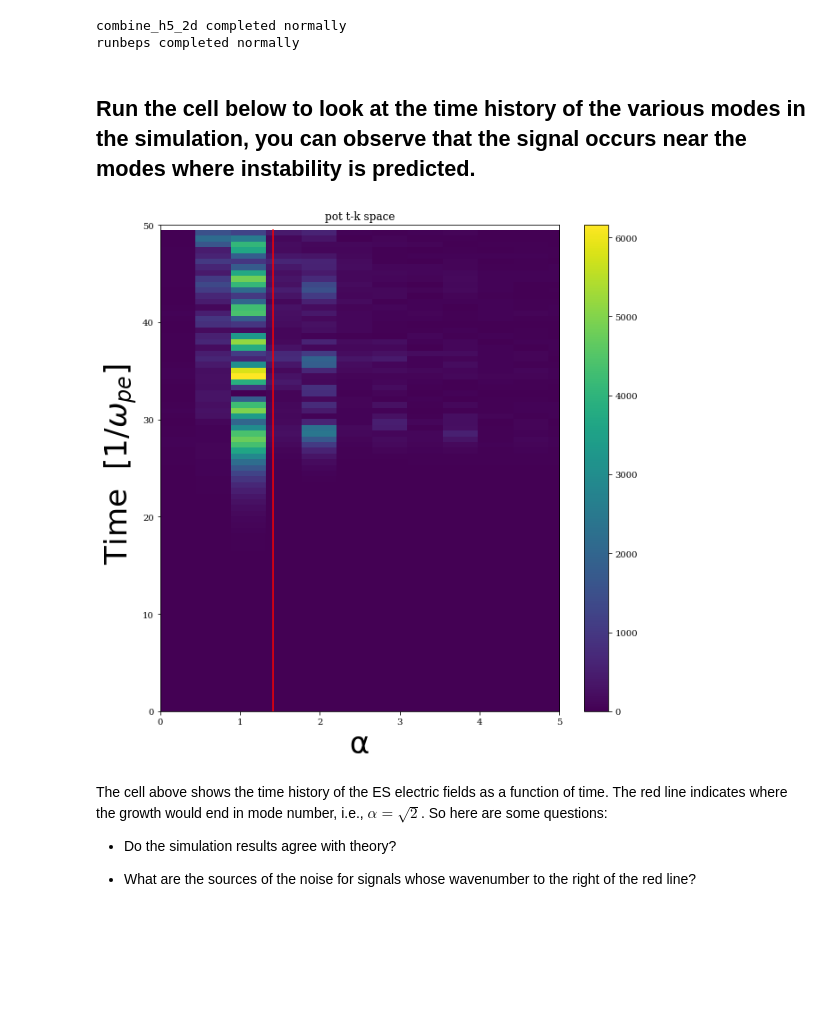
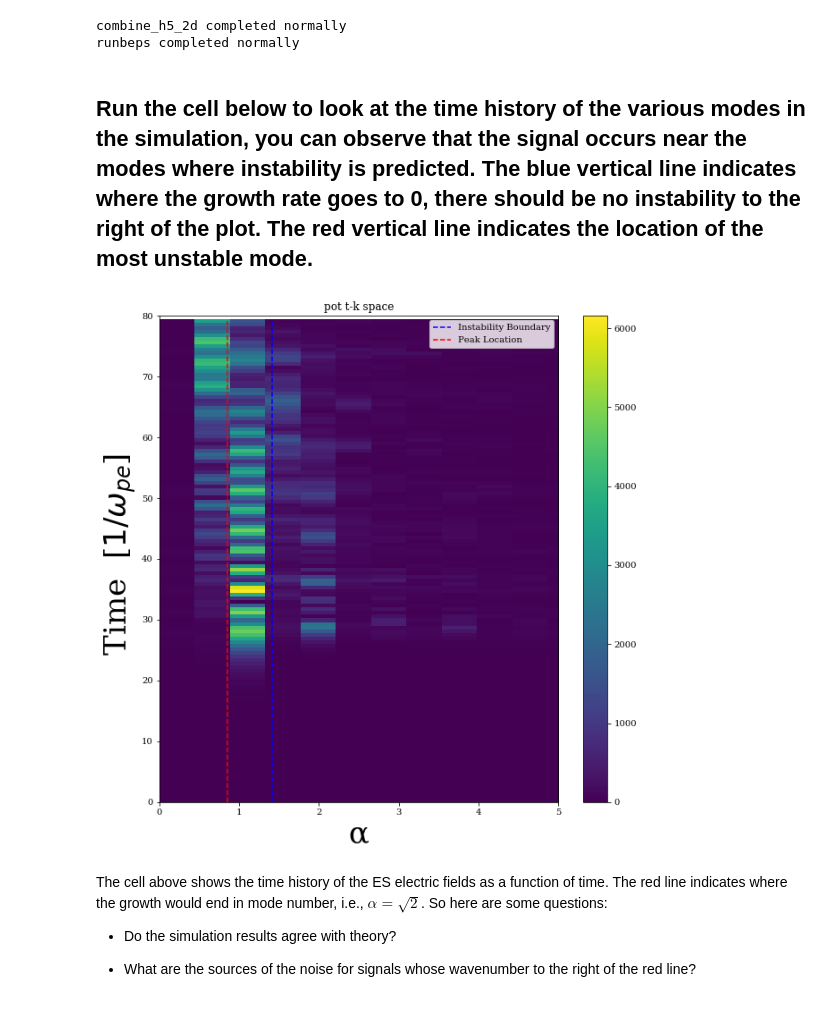
Before and after one commit to UCLA-Plasma-Simulation-Group/JupyterPIC, a Jupyter notebook: notebooks/two-stream/Two-Stream-Only-Notebook.ipynb, the cells around one changed output. Drawn from its saved outputs; the diff is of its cells as text; code cells hidden in the pictures; blank space fills up the shorter version.

```diff
--- a/notebooks/two-stream/Two-Stream-Only-Notebook.ipynb
+++ b/notebooks/two-stream/Two-Stream-Only-Notebook.ipynb
@@ -199,14 +225,14 @@ osiris.run_upic_es(rundir=dirname,inputfile='2stream-2.txt')
 combine_h5_2d completed normally
 runbeps completed normally
 # %% [markdown]
-## Run the cell below to look at the time history of the various modes in the simulation, you can observe that the signal occurs near the modes where instability is predicted.
+## Run the cell below to look at the time history of the various modes in the simulation, you can observe that the signal occurs near the modes where instability is predicted.   The blue vertical line indicates where the growth rate goes to 0, there should be no instability to the right of the plot.  The red vertical line indicates the location of the most unstable mode.
 # %%
 dirname = 'twostream-2'
 
 
-osiris.plot_tk_2stream(dirname,'pot',klim=5,tlim=50,v0=9)
+osiris.plot_tk_2stream(dirname,'pot',klim=5,tlim=80,v0=9)
 # %% [output]
-[figure, old version]
+[figure, new version]
 # %% [markdown]
 The cell above shows the time history of the ES electric fields as a function of time.  The red line indicates where the growth would end in mode number, i.e., $\alpha = \sqrt{2}$.  So here are some questions:
 
```
Also changed, not shown: parts of 17 cells of this notebook, 2 other files.
